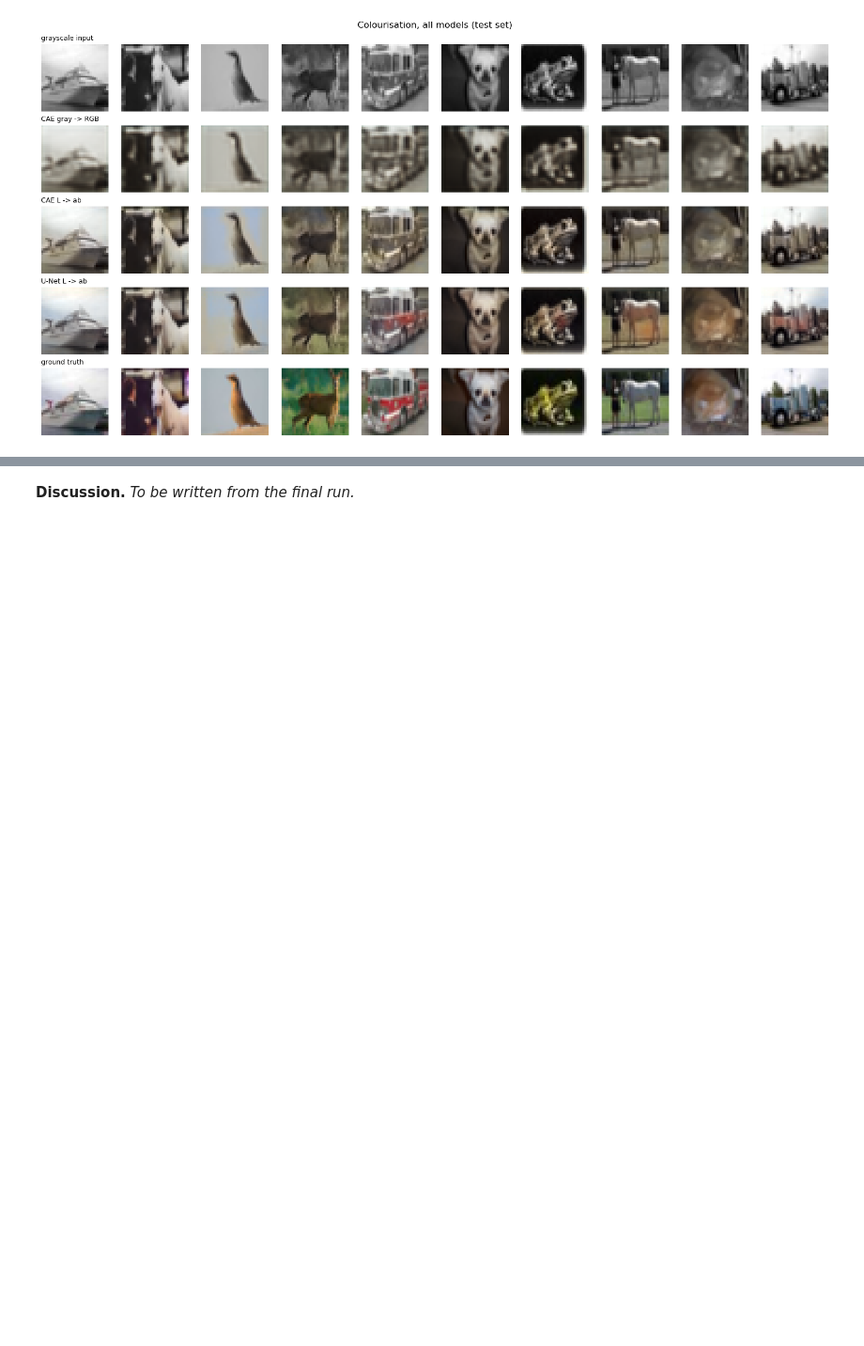
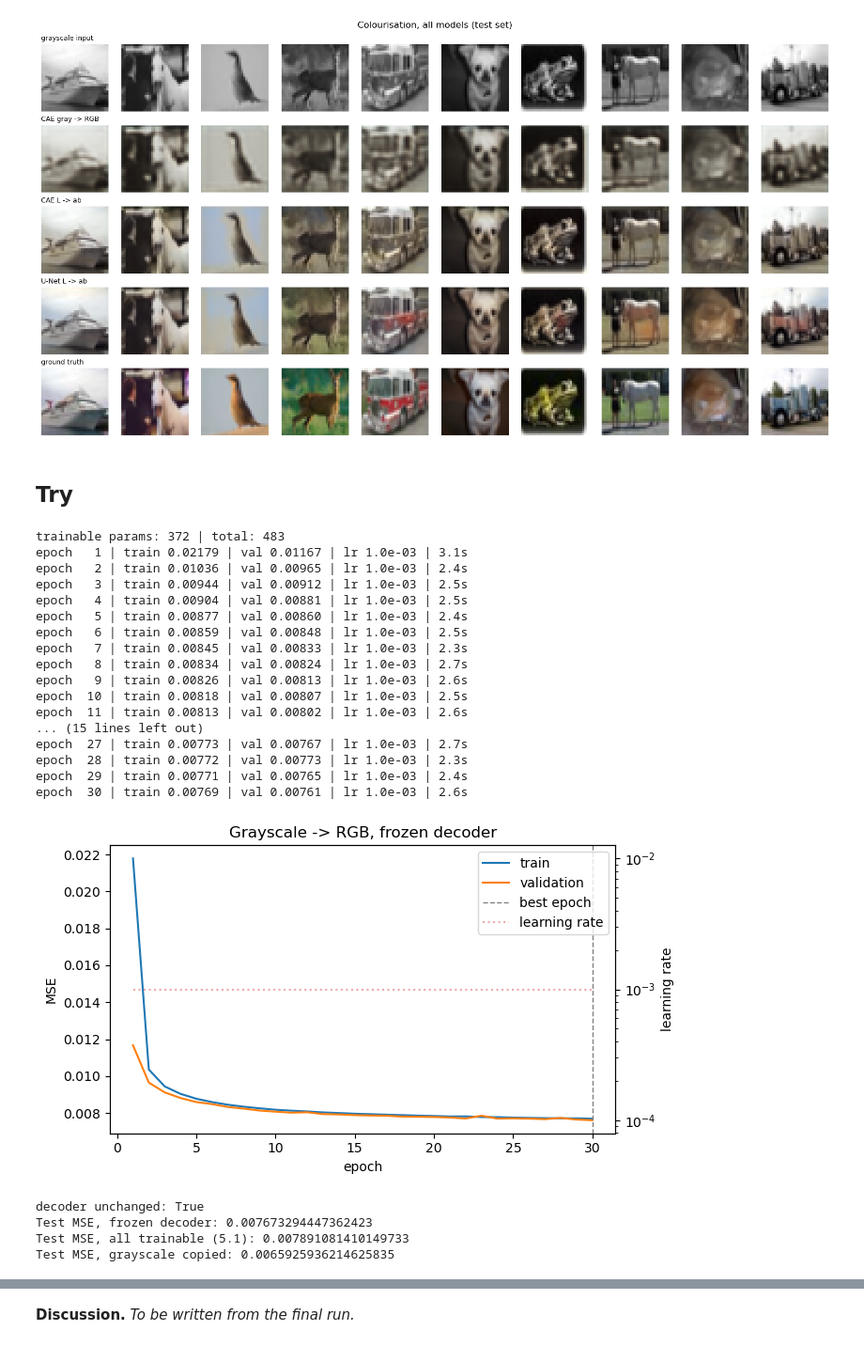
Before and after one commit to flingzi-maximax/assignment-2, a Jupyter notebook: assignment 2.ipynb, the cells around one changed output, grey strips where cells are left out. Shown at 94% size. Cells and saved outputs as stored; diff of their text form; code cells hidden in the pictures; blank space fills up the shorter version.

```diff
--- a/assignment 2.ipynb
+++ b/assignment 2.ipynb
@@ -24,14 +24,14 @@ import torchvision
 
 from skimage.color import rgb2lab, lab2rgb
 # %%
-SEED = 42
+SEED = 456
 torch.manual_seed(SEED)
 np.random.seed(SEED)
 
 DEVICE = torch.device("cuda" if torch.cuda.is_available() else "cpu")
 BATCH_SIZE = 128
-EPOCHS = 50          # upper bound, early stopping usually ends sooner (PDF asks for >= 10)
-LR = 1e-3
+EPOCHS = 50          # upper bound, early stopping usually ends sooner
+LR = 2e-3
 PATIENCE = 5         # early stopping: epochs without val improvement before stopping
 LR_PATIENCE = 2      # scheduler: epochs without val improvement before lowering the LR
 LR_FACTOR = 0.5      # scheduler: multiply LR by this factor
@@ -855,3 +855,57 @@ mean chroma of the real test images: 14.55
 | CAE L -> ab | 446 | 0.00600 | 6.74 |
 | U-Net L -> ab | 117410 | 0.00506 | 9.55 |
 [figure]
+# %% [markdown]
+## Try
+# %%
+# take the decoder of the best RGB autoencoder from exercise 2 and freeze it
+best_ae = exp_models[best_name]
+frozen_decoder = best_ae.decoder
+for p in frozen_decoder.parameters():
+    p.requires_grad = False
+decoder_before = copy.deepcopy(frozen_decoder.state_dict())
+
+# new encoder with the same architecture, but with the grayscale image as input
+torch.manual_seed(SEED)
+gray_encoder = ConfigurableCAE(**best_config, in_ch=1).encoder
+
+frozen_model = nn.Sequential(gray_encoder, frozen_decoder).to(DEVICE)
+print("trainable params:", count_params(frozen_model), "| total:", sum(p.numel() for p in frozen_model.parameters()))
+
+frozen_history = train_or_load("ex3_frozen_decoder", frozen_model, col_train_loader, col_val_loader,
+                               col_test_loader, epochs=COL_EPOCHS)
+plot_learning_curve(frozen_history, "Grayscale -> RGB, frozen decoder")
+
+# the decoder weights should not have moved
+print("decoder unchanged:", all(torch.equal(decoder_before[k], v) for k, v in frozen_decoder.state_dict().items()))
+
+frozen_pred = predict(frozen_model, g_test)
+print("Test MSE, frozen decoder:", frozen_history["test_loss"])
+print("Test MSE, all trainable (5.1):", rgb_history["test_loss"])
+print("Test MSE, grayscale copied:", gray_copy_mse)
+
+show_rows({"grayscale input": g_test, "frozen decoder": frozen_pred, "all trainable": rgb_pred,
+           "ground truth": x_test}, title="Frozen decoder vs all trainable (test set)")
+# %% [output]
+trainable params: 372 | total: 483
+epoch   1 | train 0.02179 | val 0.01167 | lr 1.0e-03 | 3.1s
+epoch   2 | train 0.01036 | val 0.00965 | lr 1.0e-03 | 2.4s
+epoch   3 | train 0.00944 | val 0.00912 | lr 1.0e-03 | 2.5s
+epoch   4 | train 0.00904 | val 0.00881 | lr 1.0e-03 | 2.5s
+epoch   5 | train 0.00877 | val 0.00860 | lr 1.0e-03 | 2.4s
+epoch   6 | train 0.00859 | val 0.00848 | lr 1.0e-03 | 2.5s
+epoch   7 | train 0.00845 | val 0.00833 | lr 1.0e-03 | 2.3s
+epoch   8 | train 0.00834 | val 0.00824 | lr 1.0e-03 | 2.7s
+epoch   9 | train 0.00826 | val 0.00813 | lr 1.0e-03 | 2.6s
+epoch  10 | train 0.00818 | val 0.00807 | lr 1.0e-03 | 2.5s
+epoch  11 | train 0.00813 | val 0.00802 | lr 1.0e-03 | 2.6s
+... (15 lines left out)
+epoch  27 | train 0.00773 | val 0.00767 | lr 1.0e-03 | 2.7s
+epoch  28 | train 0.00772 | val 0.00773 | lr 1.0e-03 | 2.3s
+epoch  29 | train 0.00771 | val 0.00765 | lr 1.0e-03 | 2.4s
+epoch  30 | train 0.00769 | val 0.00761 | lr 1.0e-03 | 2.6s
+[figure, added]
+decoder unchanged: True
+Test MSE, frozen decoder: 0.007673294447362423
+Test MSE, all trainable (5.1): 0.007891081410149733
+Test MSE, grayscale copied: 0.0065925936214625835
```
Also changed, not shown: parts of 7 cells of this notebook, 18 other files.
